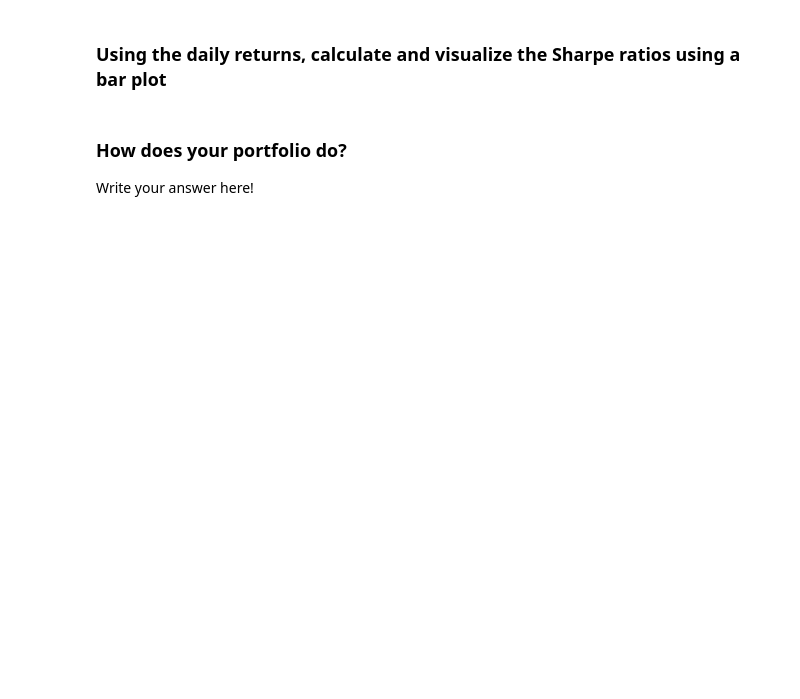
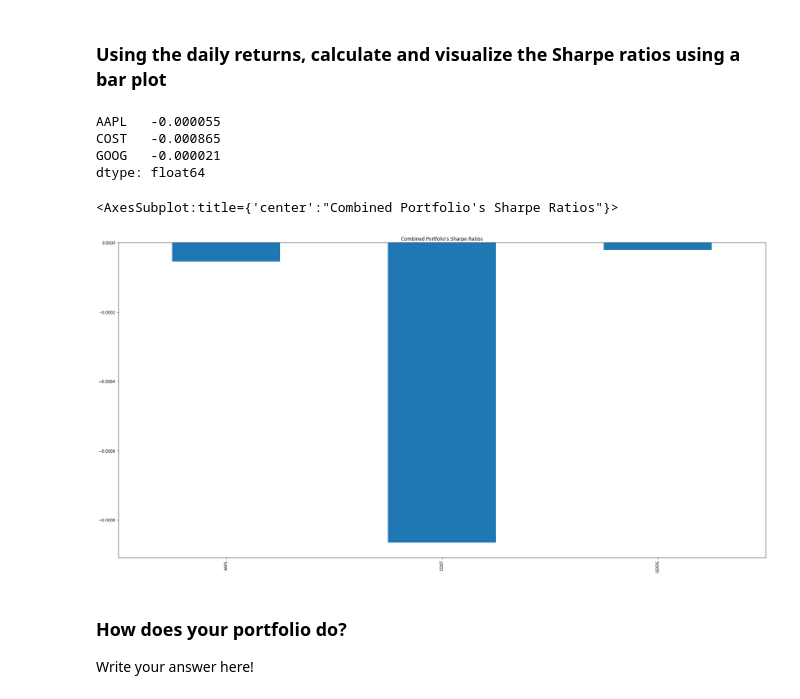
Before and after one commit to OrlandoFuller/A-Whale-Off-the-Portfolio, a Jupyter notebook: whale_analysis.ipynb, the cells around one changed output. Cells and saved outputs as stored; diff of their text form; code cells hidden in the pictures; blank space fills up the shorter version.

```diff
--- a/whale_analysis.ipynb
+++ b/whale_analysis.ipynb
@@ -511,11 +511,11 @@ dtype: float64
 ## Join your portfolio returns to the DataFrame that contains all of the portfolio returns
 # %%
 # Join your returns DataFrame to the original returns DataFrame
-stocks_df = pd.concat([stocks_df,port_rtns], axis = 1)
+stocks_rtns_df = pd.concat([stocks_df,port_rtns], axis = 1)
 # Only compare dates where return data exists for all the stocks (drop NaNs)
-stocks_df = stocks_df.dropna()
+stocks_rtns_df = stocks_rtns_df.dropna()
 # Rename column
-stocks_df = stocks_df.rename(columns = {0:'Returns'})
+stocks_rtns_df = stocks_rtns_df.rename(columns = {0:'Returns'})
 # %%
 stocks_df.head()
 # %% [output]
@@ -566,8 +605,19 @@ dly_rtns_21.plot(figsize=(30,15))
 ### Using the daily returns, calculate and visualize the Sharpe ratios using a bar plot
 # %%
 # Calculate Annualzied Sharpe Ratios
+sharpe_ratios = (dly_rtns.mean() * 252) / (stocks_df.std() * np.sqrt(252))
+sharpe_ratios
+# %% [output]
+AAPL   -0.000055
+COST   -0.000865
+GOOG   -0.000021
+dtype: float64
 # %%
 # Visualize the sharpe ratios as a bar plot
+sharpe_ratios.plot(figsize=(30,15), kind="bar", title="Combined Portfolio's Sharpe Ratios")
+# %% [output]
+<AxesSubplot:title={'center':"Combined Portfolio's Sharpe Ratios"}>
+[figure, added]
 # %% [markdown]
 ### How does your portfolio do?
 
```
Also changed, not shown: parts of 5 cells of this notebook.
